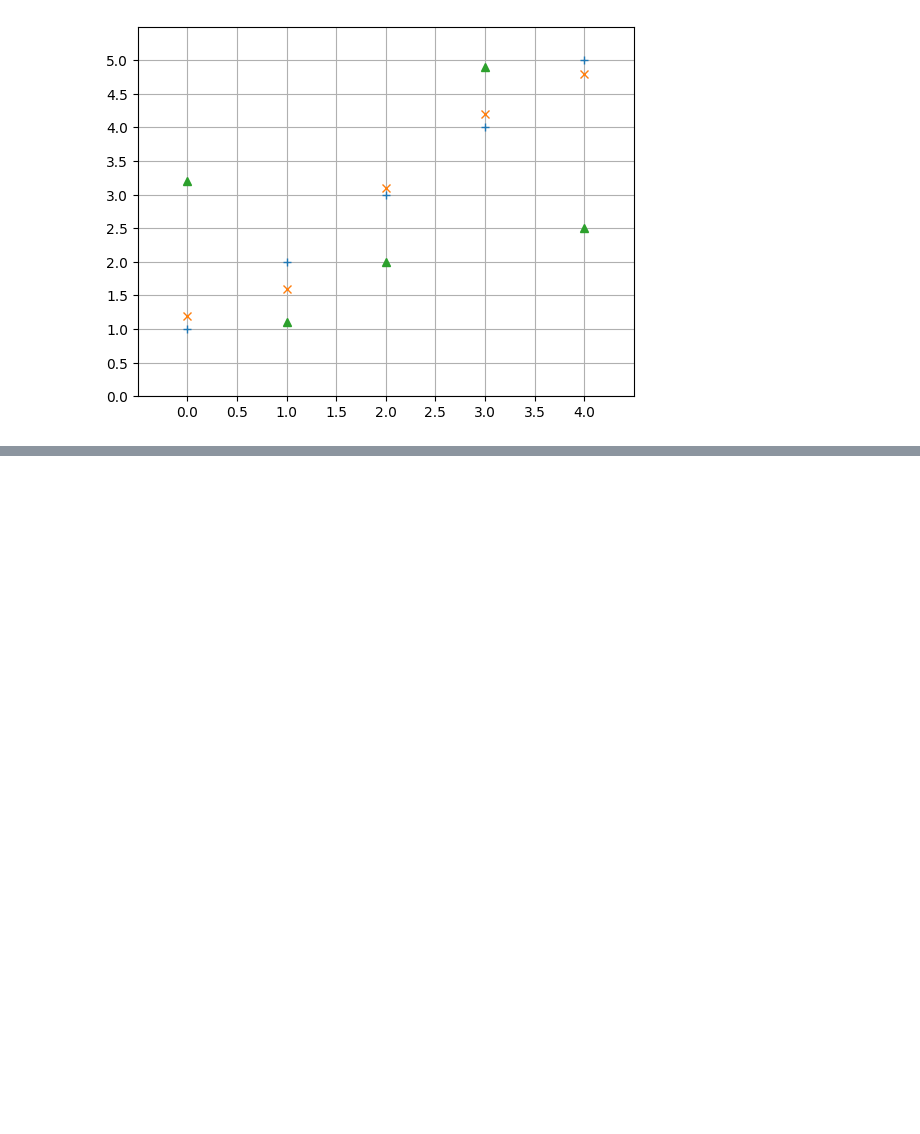
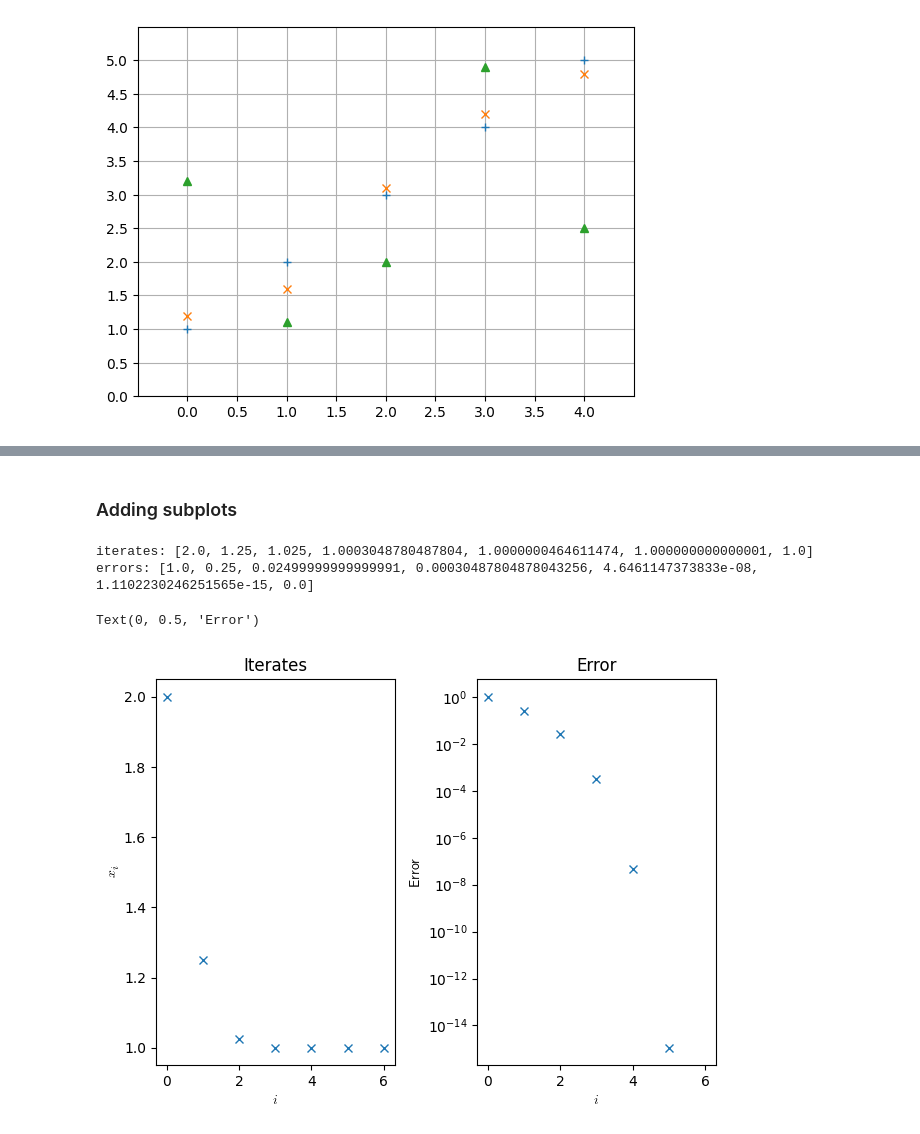
Before and after one commit to claudym/applying_math_hon, a Jupyter notebook: 02_matplotlib.ipynb, the cells around one changed output, grey strips where cells are left out. Saved outputs shown, nothing was run; the diff lists cells and outputs as text; code cells hidden in the pictures; blank space fills up the shorter version.

```diff
--- a/02_matplotlib.ipynb
+++ b/02_matplotlib.ipynb
@@ -52,0 +65,34 @@ lines = ax.plot(y1, '+', y2, 'x', y3, '^')
+# %% [markdown]
+### Adding subplots
+# %%
+# Newton's method (Newton-Rapshon) for f(x) = x**2 - 1
+def generate_newton_iters(x0, number):
+    iterates = [x0]
+    errors = [abs(x0 - 1.)]
+    for _ in range(number):
+        x0 = x0 - (x0*x0 - 1.)/(2*x0)
+        iterates.append(x0)
+        errors.append(abs(x0 - 1.))
+    return iterates, errors
+
+iterates, errors = generate_newton_iters(2.0, 6)
+print('iterates:', iterates)
+print('errors:', errors)
+fig, (ax1, ax2) = plt.subplots(1, 2, tight_layout=True)  # 1 row, 2 columns
+
+# axe 1
+ax1.plot(iterates, 'x')
+ax1.set_title('Iterates')
+ax1.set_xlabel('$i$', usetex=True)
+ax1.set_ylabel('$x_i$', usetex=True)
+
+# axe 2
+ax2.semilogy(errors, 'x')
+ax2.set_title('Error')
+ax2.set_xlabel('$i$', usetex=True)
+ax2.set_ylabel('Error', usetex=True)
+# %% [output]
+iterates: [2.0, 1.25, 1.025, 1.0003048780487804, 1.0000000464611474, 1.000000000000001, 1.0]
+errors: [1.0, 0.25, 0.02499999999999991, 0.00030487804878043256, 4.6461147373833e-08, 1.1102230246251565e-15, 0.0]
+Text(0, 0.5, 'Error')
+[figure, added]
```
Also changed, not shown: parts of 6 cells of this notebook.
